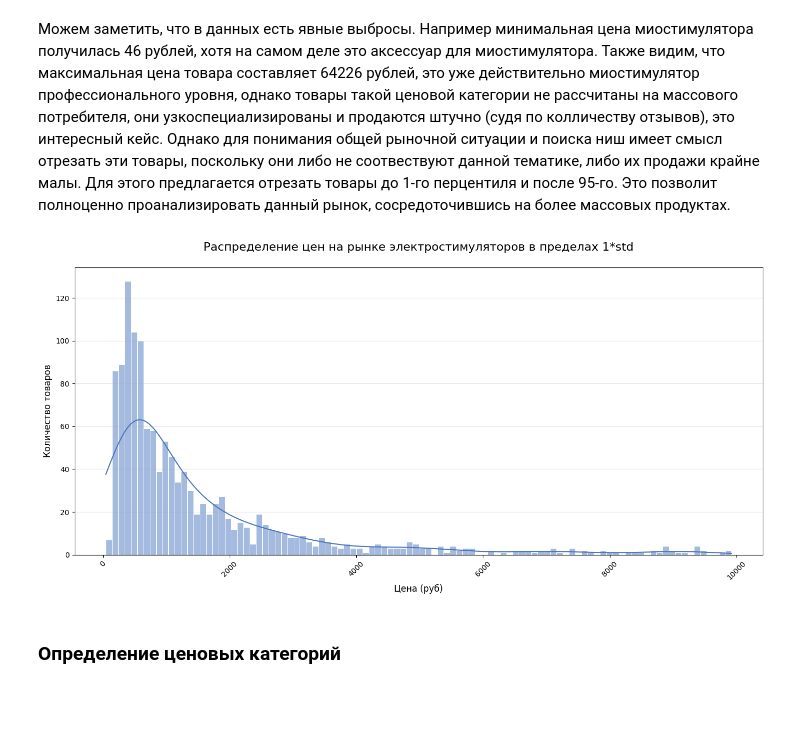
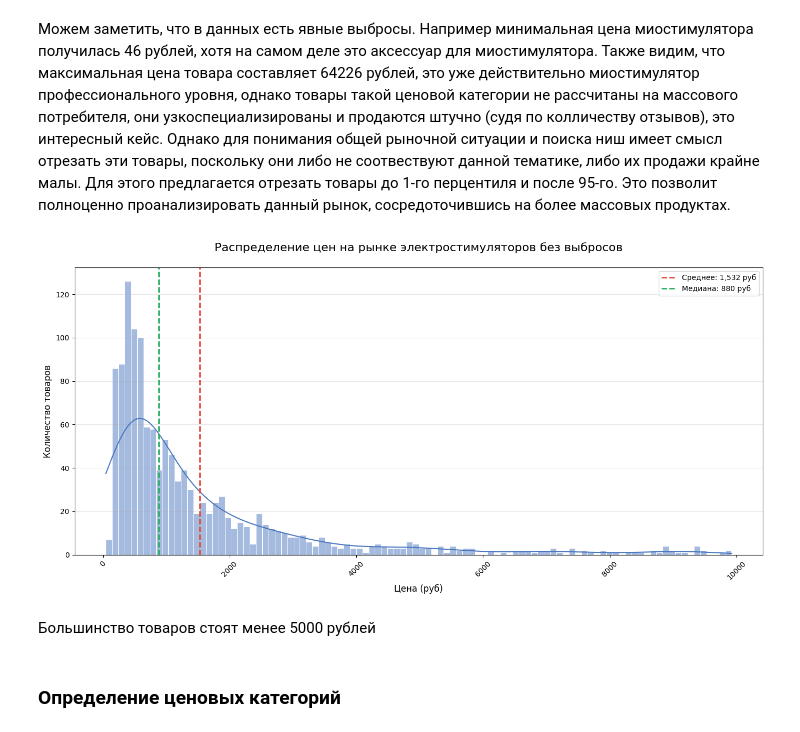
Before and after one commit to nekitmilk/ElectroPunk, a Jupyter notebook: src/notebooks/analisys.ipynb, the cells around one changed output. Saved outputs shown, nothing was run; the diff lists cells and outputs as text; code cells hidden in the pictures; blank space fills up the shorter version.

```diff
--- a/src/notebooks/analisys.ipynb
+++ b/src/notebooks/analisys.ipynb
@@ -888,6 +885,9 @@ def prepare_goods(df):
     df['power_type'] = df['power_type'].str.lower()
     df['zones'] = df['zones'].str.lower()
     df['type'] = df['type'].str.lower()
+
+    mask = df['name'].apply(is_relevant)
+    df = df[mask].copy()
 
     return df
 
@@ -912,7 +912,7 @@ def prepare_feedbacks(df):
 
 # Применение функций подготовки
 Goods = prepare_goods(Goods)
-# Goods = Goods[(Goods['price'] <= Goods['price'].quantile(0.95))]
+# Goods = Goods[(Goods['price'] >= Goods['price'].quantile(0.01)) & (Goods['price'] <= Goods['price'].quantile(0.95))]
 Other_characteristicks = prepare_other_chars(Other_characteristicks)
 Feedbacks = prepare_feedbacks(Feedbacks)
 
@@ -960,6 +960,9 @@ Feedbacks = prepare_feedbacks(Feedbacks)
 # print(f"Итоговый размер таблицы: {final_df.shape}")
 # final_df.info()
 
+# mask = Goods['name'].apply(is_relevant)
+# Goods = Goods[mask].copy()
+
 Goods.info()
 Other_characteristicks.info()
 Feedbacks.info()
@@ -1075,27 +1076,35 @@ Name: feedbacks, dtype: float64
 # %% [markdown]
 Можем заметить, что в данных есть явные выбросы. Например минимальная цена миостимулятора получилась 46 рублей, хотя на самом деле это аксессуар для миостимулятора. Также видим, что максимальная цена товара составляет 64226 рублей, это уже действительно миостимулятор профессионального уровня, однако товары такой ценовой категории не рассчитаны на массового потребителя, они узкоспециализированы и продаются штучно (судя по колличеству отзывов), это интересный кейс. Однако для понимания общей рыночной ситуации и поиска ниш имеет смысл отрезать эти товары, поскольку они либо не соотвествуют данной тематике, либо их продажи крайне малы. Для этого предлагается отрезать товары до 1-го перцентиля и после 95-го. Это позволит полноценно проанализировать данный рынок, сосредоточившись на более массовых продуктах.
 # %%
-Goods = Goods[(Goods['price'] <= Goods['price'].quantile(0.95))]
+Goods = Goods[(Goods['price'] >= Goods['price'].quantile(0.01)) & (Goods['price'] <= Goods['price'].quantile(0.95))]
 # %%
 price_data = Goods["price"]
 
 plt.figure(figsize=(14, 7))
 ax = sns.histplot(price_data, bins=100, kde=True,
                  color='#4B77BE', edgecolor='white')
 
 mean_price = price_data.mean()
 median_price = price_data.median()
 
-plt.title('Распределение цен на рынке электростимуляторов в пределах 1*std\n', fontsize=16)
+plt.axvline(mean_price, color="#E74C3C", linestyle='--',
+           linewidth=2, label=f'Среднее: {mean_price:,.0f} руб')
+plt.axvline(median_price, color='#27AE60', linestyle='--',
+           linewidth=2, label=f'Медиана: {median_price:,.0f} руб')
+
+plt.title('Распределение цен на рынке электростимуляторов без выбросов\n', fontsize=16)
 plt.xlabel('Цена (руб)', fontsize=12)
 plt.ylabel('Количество товаров', fontsize=12)
 plt.grid(axis='y', alpha=0.3)
 plt.xticks(rotation=45)
 plt.tight_layout()
+plt.legend()
 
 plt.show()
 # %% [output]
-[figure, old version]
+[figure, new version]
+# %% [markdown]
+Большинство товаров стоят менее 5000 рублей
 # %% [markdown]
 ### Определение ценовых категорий
 # %% [markdown]
```
Also changed, not shown: parts of 18 cells of this notebook, 3 other files.
